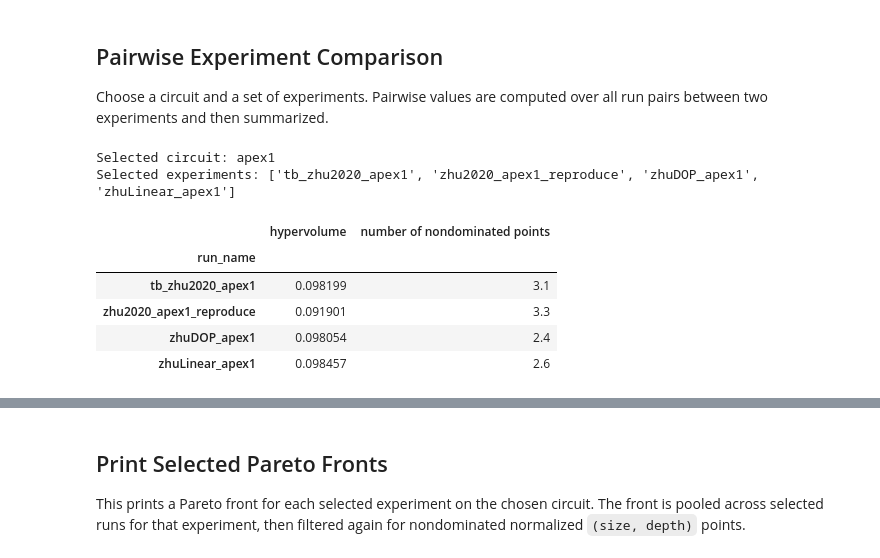
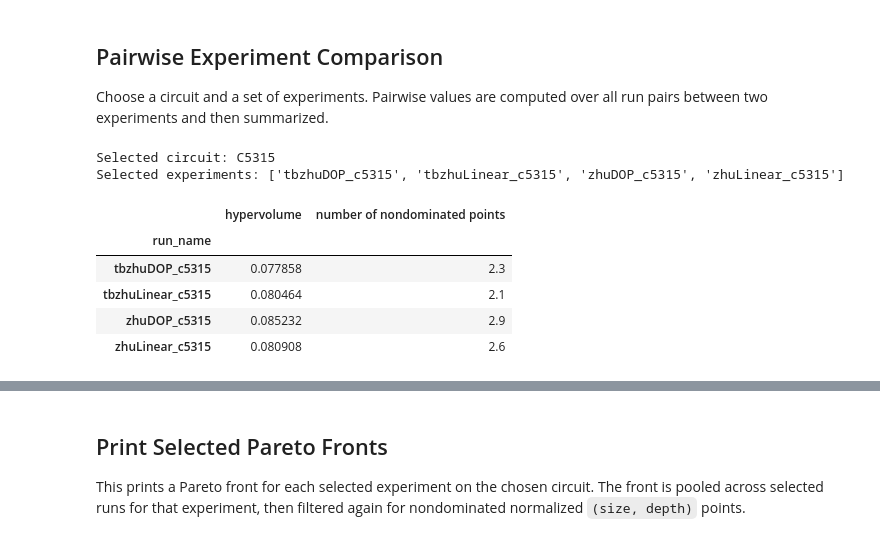
Before and after one commit to CHern0g0r/GFlowCircuit, a Jupyter notebook: ntb/show_report.ipynb, the cells around one changed output, grey strips where cells are left out. Cells and saved outputs as stored; diff of their text form; code cells hidden in the pictures.

```diff
--- a/ntb/show_report.ipynb
+++ b/ntb/show_report.ipynb
@@ -269,29 +269,29 @@ aggregate_summary_df
 Choose a circuit and a set of experiments. Pairwise values are computed over all run pairs between two experiments and then summarized.
 # %%
 # Choose the comparison target.
-# selected_circuit = points_df["circuit"].iloc[0]
-selected_circuit = 'apex1'
+selected_circuit = points_df["circuit"].unique()[5]
+# selected_circuit = 'bc0'
 _selected_experiments = points_df.loc[points_df["circuit"] == selected_circuit]
 selected_experiments = sorted(_selected_experiments["run_name"].unique())
 
 
 print("Selected circuit:", selected_circuit)
 print("Selected experiments:", selected_experiments)
 
 circ_sum_df = summary_df.loc[
     summary_df["circuit"] == selected_circuit,
     ["run_name", "hypervolume", "number of nondominated points"]
 ].groupby("run_name").agg("mean")
 circ_sum_df
 # %% [output]
-Selected circuit: apex1
-Selected experiments: ['tb_zhu2020_apex1', 'zhu2020_apex1_reproduce', 'zhuDOP_apex1', 'zhuLinear_apex1']
+Selected circuit: C5315
+Selected experiments: ['tbzhuDOP_c5315', 'tbzhuLinear_c5315', 'zhuDOP_c5315', 'zhuLinear_c5315']
 |  | hypervolume | number of nondominated points |
 | run_name |  |  |
-| tb_zhu2020_apex1 | 0.098199 | 3.1 |
-| zhu2020_apex1_reproduce | 0.091901 | 3.3 |
-| zhuDOP_apex1 | 0.098054 | 2.4 |
-| zhuLinear_apex1 | 0.098457 | 2.6 |
+| tbzhuDOP_c5315 | 0.077858 | 2.3 |
+| tbzhuLinear_c5315 | 0.080464 | 2.1 |
+| zhuDOP_c5315 | 0.085232 | 2.9 |
+| zhuLinear_c5315 | 0.080908 | 2.6 |
 # %%
 def run_fronts_for(run_name, circuit):
     run_rows = summary_df[(summary_df["run_name"] == run_name) & (summary_df["circuit"] == circuit)]
```
Also changed, not shown: parts of 6 cells of this notebook, 4 other files.
